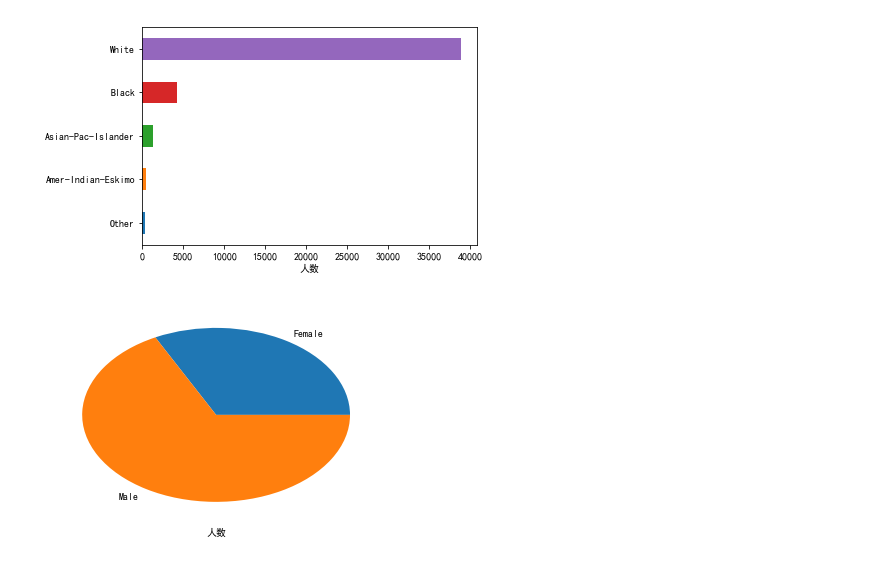
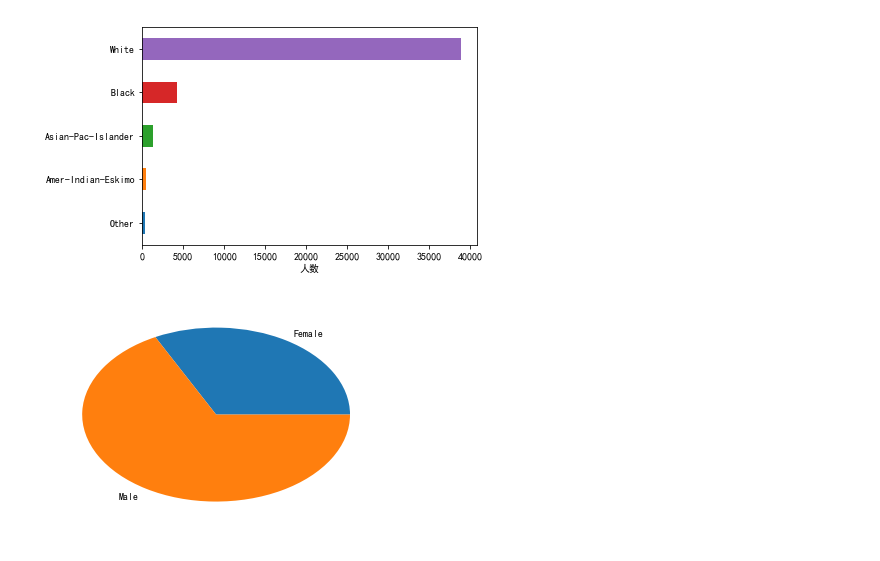
Before and after one commit to shinshiner/CS245-Data-Science, a Jupyter notebook: Adult++/main.ipynb, the cells around one changed output. Saved outputs shown, nothing was run; the diff lists cells and outputs as text; code cells hidden in the pictures.

```diff
--- a/Adult++/main.ipynb
+++ b/Adult++/main.ipynb
@@ -264,10 +262,9 @@ plt.show()
 # %%
 tar_df = class_real_df['sex']
 plt.figure(figsize=(6, 4))
 tar_df.value_counts(ascending=True).plot(kind='pie', label='')
 
-plt.xlabel(u'人数')
 plt.savefig('report/img/sex_dis')
 plt.show()
 # %% [output]
-[figure, old version]
+[figure, new version]
```
Also changed, not shown: parts of 4 cells of this notebook, 13 other files.
